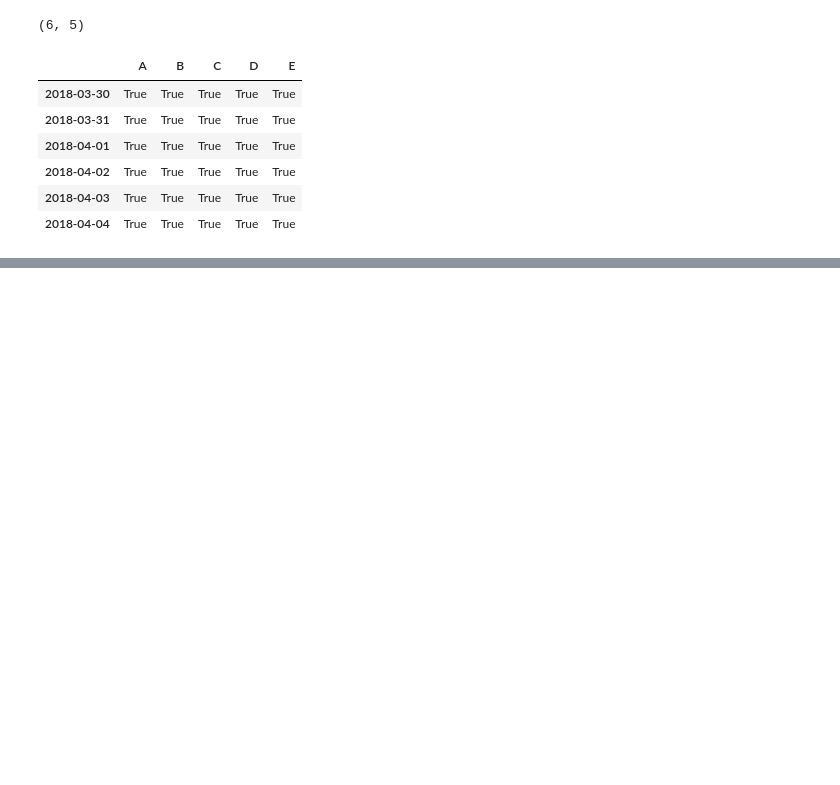
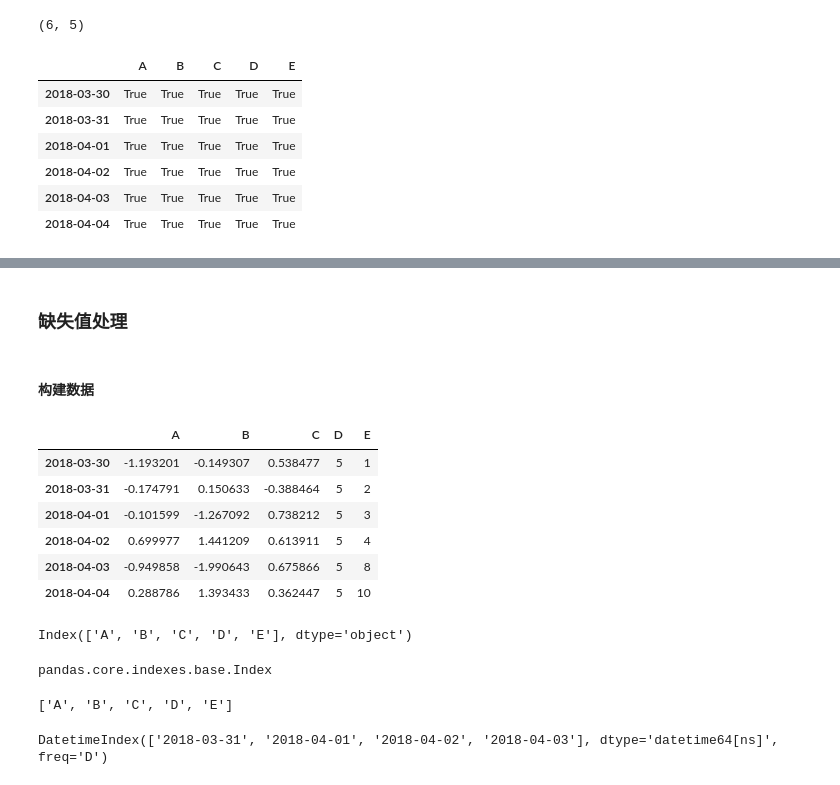
Before and after one commit to lsh1994/CodeShare, a Jupyter notebook: blog/pandas教程3.ipynb, the cells around one changed output, grey strips where cells are left out. Drawn from its saved outputs; the diff is of its cells as text; code cells hidden in the pictures; blank space fills up the shorter version.

```diff
--- a/blog/pandas教程3.ipynb
+++ b/blog/pandas教程3.ipynb
@@ -111,0 +112,31 @@ df2[df2>0]
+# %% [markdown]
+### 缺失值处理
+# %% [markdown]
+#### 构建数据
+# %%
+df
+# %% [output]
+|  | A | B | C | D | E |
+| 2018-03-30 | -1.193201 | -0.149307 | 0.538477 | 5 | 1 |
+| 2018-03-31 | -0.174791 | 0.150633 | -0.388464 | 5 | 2 |
+| 2018-04-01 | -0.101599 | -1.267092 | 0.738212 | 5 | 3 |
+| 2018-04-02 | 0.699977 | 1.441209 | 0.613911 | 5 | 4 |
+| 2018-04-03 | -0.949858 | -1.990643 | 0.675866 | 5 | 8 |
+| 2018-04-04 | 0.288786 | 1.393433 | 0.362447 | 5 | 10 |
+# %%
+df.columns
+# %% [output]
+Index(['A', 'B', 'C', 'D', 'E'], dtype='object')
+# %%
+type(df.columns)
+# %% [output]
+pandas.core.indexes.base.Index
+# %%
+list(df.columns)
+# %% [output]
+['A', 'B', 'C', 'D', 'E']
+# %%
+dates=pd.date_range('20180331',periods=4)
+dates
+# %% [output]
+DatetimeIndex(['2018-03-31', '2018-04-01', '2018-04-02', '2018-04-03'], dtype='datetime64[ns]', freq='D')
```
Also changed, not shown: parts of 15 cells of this notebook.
